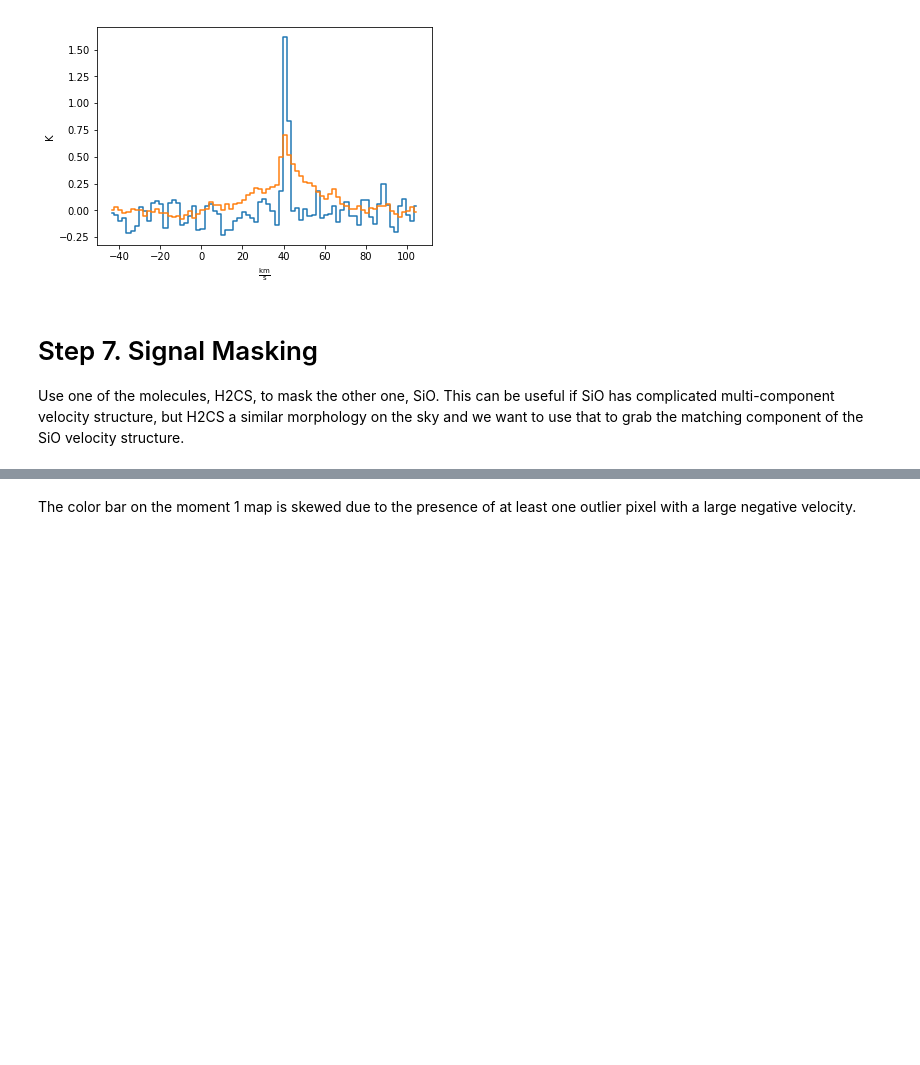
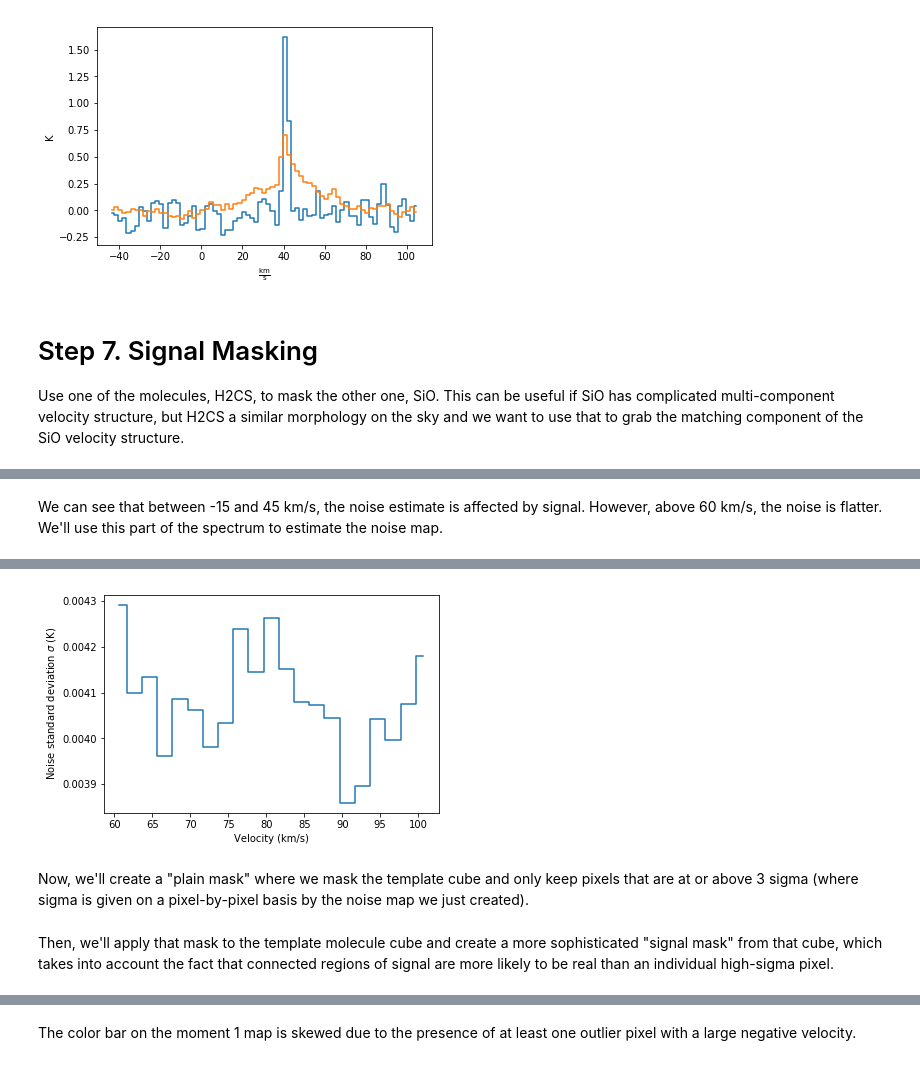
Before and after one commit to abulatek/brick, a Jupyter notebook: first_results/SpectralCubeReprojectExample.ipynb, the cells around one changed output, grey strips where cells are left out. Saved outputs shown, nothing was run; the diff lists cells and outputs as text; code cells hidden in the pictures; blank space fills up the shorter version.

```diff
--- a/first_results/SpectralCubeReprojectExample.ipynb
+++ b/first_results/SpectralCubeReprojectExample.ipynb
@@ -266,0 +282,12 @@ import matplotlib.pyplot as plt
+# %% [markdown]
+We can see that between -15 and 45 km/s, the noise estimate is affected by signal. However, above 60 km/s, the noise is flatter. We'll use this part of the spectrum to estimate the noise map.
+# %%
+# Calculate noise map based on flat part of spectrum
+cube_sclip_cut = cube_sclip.spectral_slab(60*u.km/u.s, 100*u.km/u.s)
+mad_std_spectrum_sclip_cut = cube_sclip_cut.mad_std(axis=(1, 2))
+plt.plot(mad_std_spectrum_sclip_cut.spectral_axis.value, mad_std_spectrum_sclip_cut.value,
+         drawstyle='steps-mid')
+plt.xlabel('Velocity (km/s)')
+plt.ylabel(r' Noise standard deviation $\sigma$ (K)')
+mad_std_map_sclip = cube_sclip_cut.mad_std(axis=0) # Calculate sigma along the spectral dimension
+# %% [output]
@@ -266,0 +296,3 @@ import matplotlib.pyplot as plt
+[figure, added]
+# %% [markdown]
+Now, we'll create a "plain mask" where we mask the template cube and only keep pixels that are at or above 3 sigma (where sigma is given on a pixel-by-pixel basis by the noise map we just created).
@@ -267 +303,3 @@ import matplotlib.pyplot as plt
+# %% [markdown]
+Then, we'll apply that mask to the template molecule cube and create a more sophisticated "signal mask" from that cube, which takes into account the fact that connected regions of signal are more likely to be real than an individual high-sigma pixel.
 # %%
```
Also changed, not shown: parts of 20 cells of this notebook.
